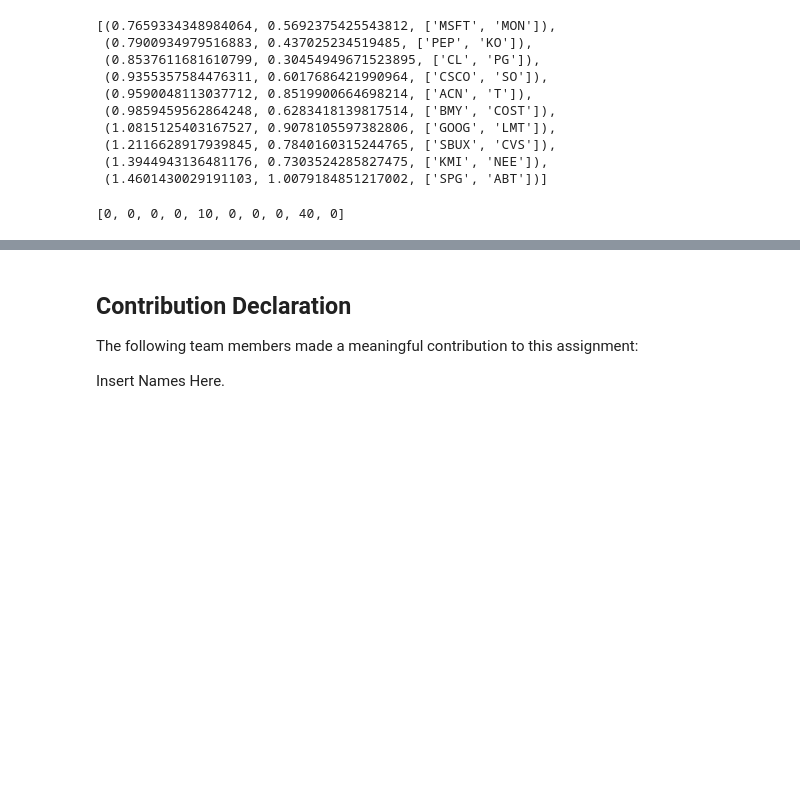
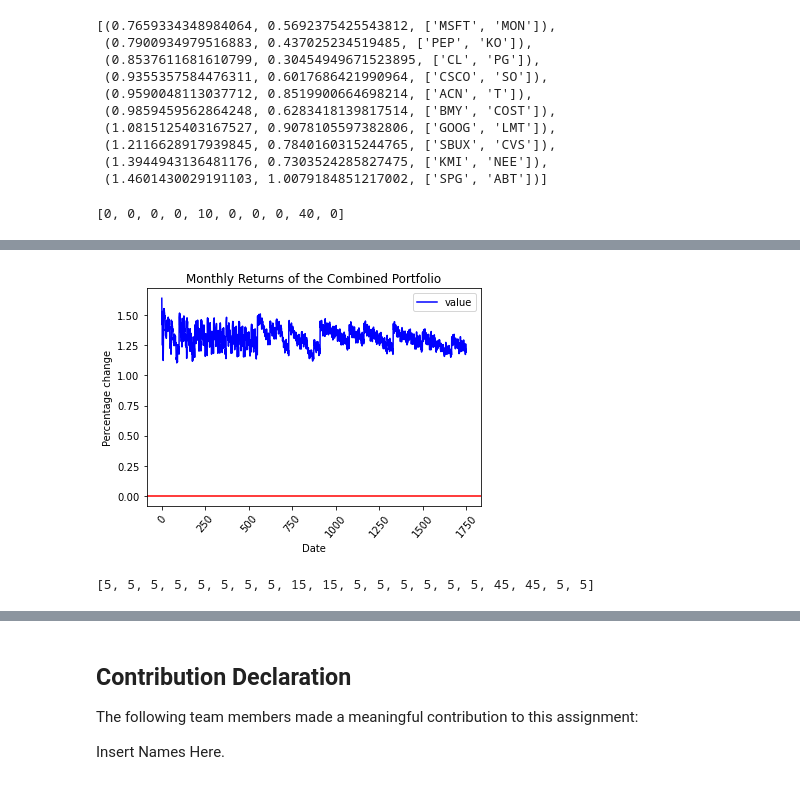
Before and after one commit to airickLeo/Personal-Algo-Bot, a Jupyter notebook: Team_15_Assignment.ipynb, the cells around one changed output, grey strips where cells are left out. Saved outputs shown, nothing was run; the diff lists cells and outputs as text; code cells hidden in the pictures; blank space fills up the shorter version.

```diff
--- a/Team_15_Assignment.ipynb
+++ b/Team_15_Assignment.ipynb
@@ -673,0 +702,24 @@ list_of_weights
+# %%
+## Plot data for the Monthly Returns of the Combined portfolio
+plt.plot(pd.DataFrame(all_weights).index,pd.DataFrame(all_weights)[0], ls='-', color='b', label = "value")
+## Draw a line at y=0
+plt.axhline(y=0,color='r',linestyle='-')
+## Define the title
+plt.title('Monthly Returns of the Combined Portfolio')
+## Formatting
+plt.xlabel('Date')
+plt.ylabel('Percentage change')
+plt.xticks(rotation=50)
+# Create legend
+plt.legend(loc='best')
+## Display the graph
+plt.show()
+# %% [output]
+[figure, added]
+# %%
+new_list_of_weights = []
+for x in range(len(total_list)):
+    new_list_of_weights.append(list_of_weights[x//2]+5)
+new_list_of_weights
+# %% [output]
+[5, 5, 5, 5, 5, 5, 5, 5, 15, 15, 5, 5, 5, 5, 5, 5, 45, 45, 5, 5]
```
Also changed, not shown: parts of 17 cells of this notebook.
